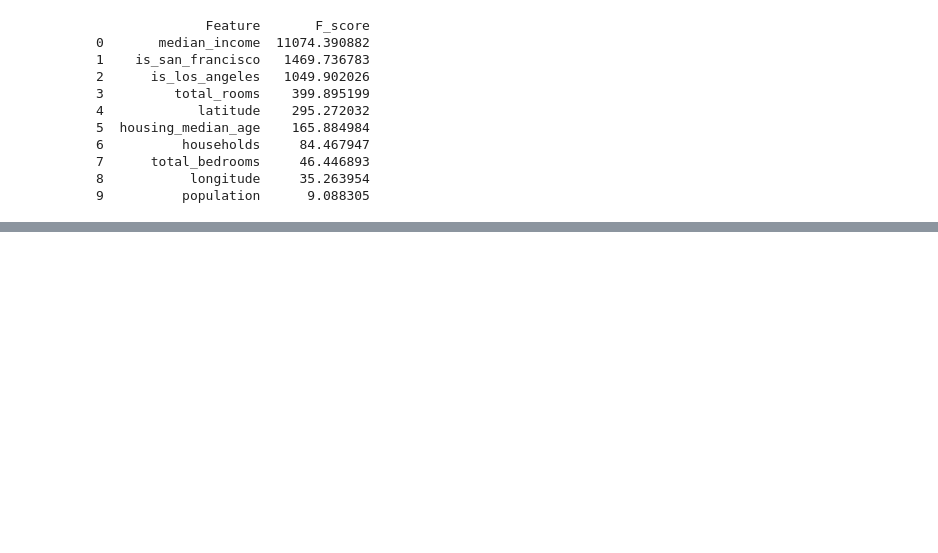
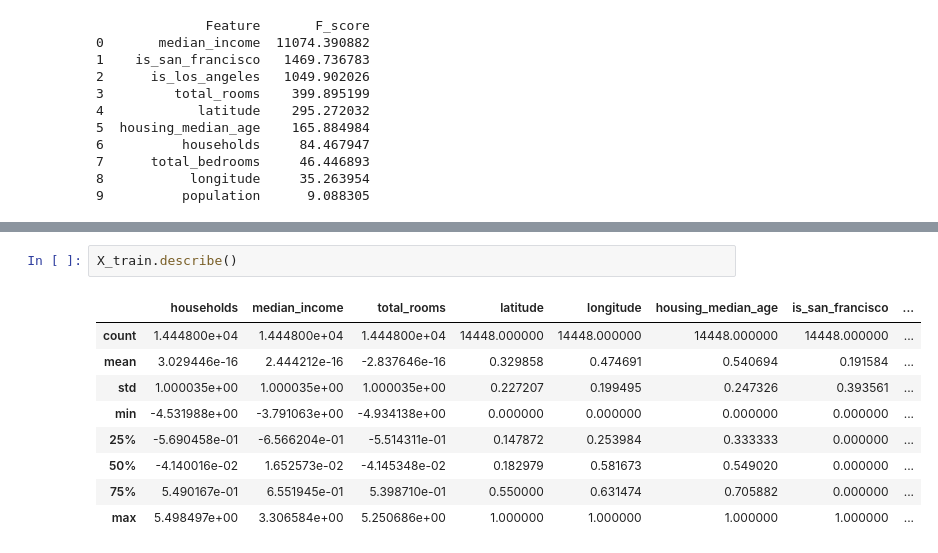
Before and after one commit to NiceeTV/ZNEUS-Projekt1, a Jupyter notebook: projekt1.ipynb, the cells around one changed output, grey strips where cells are left out. Saved outputs shown, nothing was run; the diff lists cells and outputs as text; blank space fills up the shorter version.

```diff
--- a/projekt1.ipynb
+++ b/projekt1.ipynb
@@ -589,0 +576,12 @@ memory usage: 1.1 MB
+# %%
+X_train.describe()
+# %% [output]
+|  | households | median_income | total_rooms | latitude | longitude | housing_median_age | is_san_francisco | ... |
+| count | 1.444800e+04 | 1.444800e+04 | 1.444800e+04 | 14448.000000 | 14448.000000 | 14448.000000 | 14448.000000 | ... |
+| mean | 3.029446e-16 | 2.444212e-16 | -2.837646e-16 | 0.329858 | 0.474691 | 0.540694 | 0.191584 | ... |
+| std | 1.000035e+00 | 1.000035e+00 | 1.000035e+00 | 0.227207 | 0.199495 | 0.247326 | 0.393561 | ... |
+| min | -4.531988e+00 | -3.791063e+00 | -4.934138e+00 | 0.000000 | 0.000000 | 0.000000 | 0.000000 | ... |
+| 25% | -5.690458e-01 | -6.566204e-01 | -5.514311e-01 | 0.147872 | 0.253984 | 0.333333 | 0.000000 | ... |
+| 50% | -4.140016e-02 | 1.652573e-02 | -4.145348e-02 | 0.182979 | 0.581673 | 0.549020 | 0.000000 | ... |
+| 75% | 5.490167e-01 | 6.551945e-01 | 5.398710e-01 | 0.550000 | 0.631474 | 0.705882 | 0.000000 | ... |
+| max | 5.498497e+00 | 3.306584e+00 | 5.250686e+00 | 1.000000 | 1.000000 | 1.000000 | 1.000000 | ... |
```
Also changed, not shown: parts of 14 cells of this notebook.
